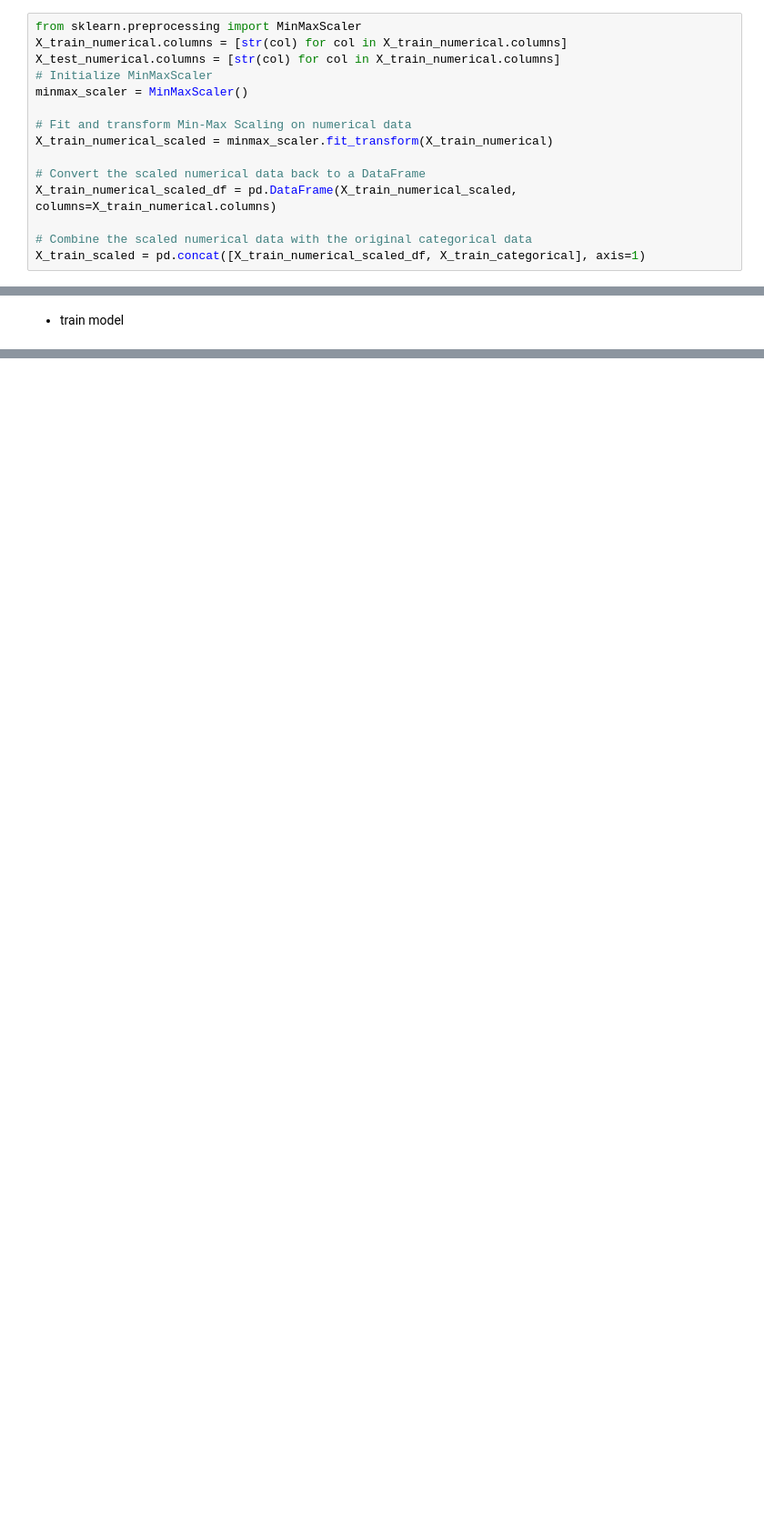
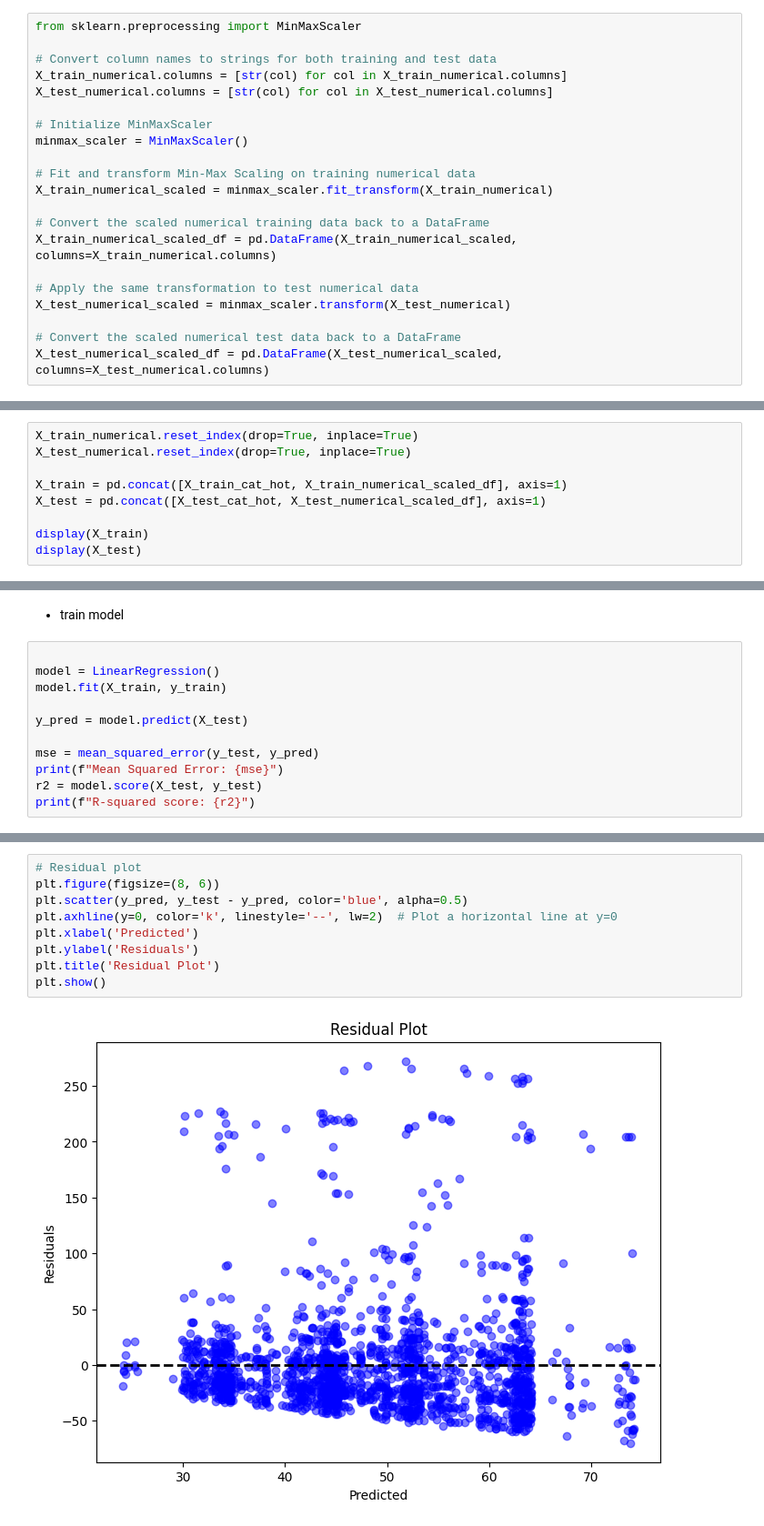
Before and after one commit to jeaend/Predicting_Shelter_Availability, a Jupyter notebook: notebooks/modeling/aggreate.ipynb, the cells around one changed output, grey strips where cells are left out. Shown: that part at 91% size. Saved outputs shown, nothing was run; the diff lists cells and outputs as text; blank space fills up the shorter version.

```diff
--- a/notebooks/modeling/aggreate.ipynb
+++ b/notebooks/modeling/aggreate.ipynb
@@ -314,16 +680,22 @@ display(X_test_cat_hot.head())
 - scale numerical
 # %%
 from sklearn.preprocessing import MinMaxScaler
+
+# Convert column names to strings for both training and test data
 X_train_numerical.columns = [str(col) for col in X_train_numerical.columns]
-X_test_numerical.columns = [str(col) for col in X_train_numerical.columns]
+X_test_numerical.columns = [str(col) for col in X_test_numerical.columns]
+
 # Initialize MinMaxScaler
 minmax_scaler = MinMaxScaler()
 
-# Fit and transform Min-Max Scaling on numerical data
+# Fit and transform Min-Max Scaling on training numerical data
 X_train_numerical_scaled = minmax_scaler.fit_transform(X_train_numerical)
 
-# Convert the scaled numerical data back to a DataFrame
+# Convert the scaled numerical training data back to a DataFrame
 X_train_numerical_scaled_df = pd.DataFrame(X_train_numerical_scaled, columns=X_train_numerical.columns)
 
-# Combine the scaled numerical data with the original categorical data
-X_train_scaled = pd.concat([X_train_numerical_scaled_df, X_train_categorical], axis=1)
+# Apply the same transformation to test numerical data
+X_test_numerical_scaled = minmax_scaler.transform(X_test_numerical)
+
+# Convert the scaled numerical test data back to a DataFrame
+X_test_numerical_scaled_df = pd.DataFrame(X_test_numerical_scaled, columns=X_test_numerical.columns)
@@ -329,0 +704,9 @@ X_train_scaled = pd.concat([X_train_numerical_scaled_df, X_train_categorical], a
+# %%
+X_train_numerical.reset_index(drop=True, inplace=True)
+X_test_numerical.reset_index(drop=True, inplace=True)
+
+X_train = pd.concat([X_train_cat_hot, X_train_numerical_scaled_df], axis=1)
+X_test = pd.concat([X_test_cat_hot, X_test_numerical_scaled_df], axis=1)
+
+display(X_train)
+display(X_test)
@@ -330,2 +740,13 @@ X_train_scaled = pd.concat([X_train_numerical_scaled_df, X_train_categorical], a
 # %% [markdown]
 - train model
+# %%
+
+model = LinearRegression()
+model.fit(X_train, y_train)
+
+y_pred = model.predict(X_test)
+
+mse = mean_squared_error(y_test, y_pred)
+print(f"Mean Squared Error: {mse}")
+r2 = model.score(X_test, y_test)
+print(f"R-squared score: {r2}")
@@ -331,0 +756,11 @@ X_train_scaled = pd.concat([X_train_numerical_scaled_df, X_train_categorical], a
+# %%
+# Residual plot
+plt.figure(figsize=(8, 6))
+plt.scatter(y_pred, y_test - y_pred, color='blue', alpha=0.5)
+plt.axhline(y=0, color='k', linestyle='--', lw=2)  # Plot a horizontal line at y=0
+plt.xlabel('Predicted')
+plt.ylabel('Residuals')
+plt.title('Residual Plot')
+plt.show()
+# %% [output]
+[figure, added]
```
Also changed, not shown: parts of 41 cells of this notebook, 2 other files.
